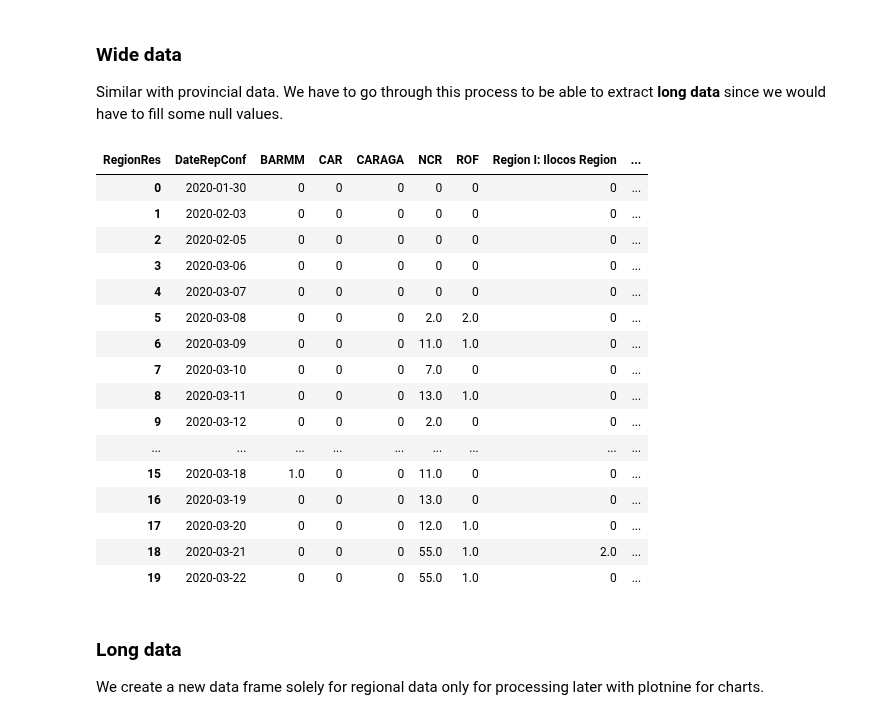
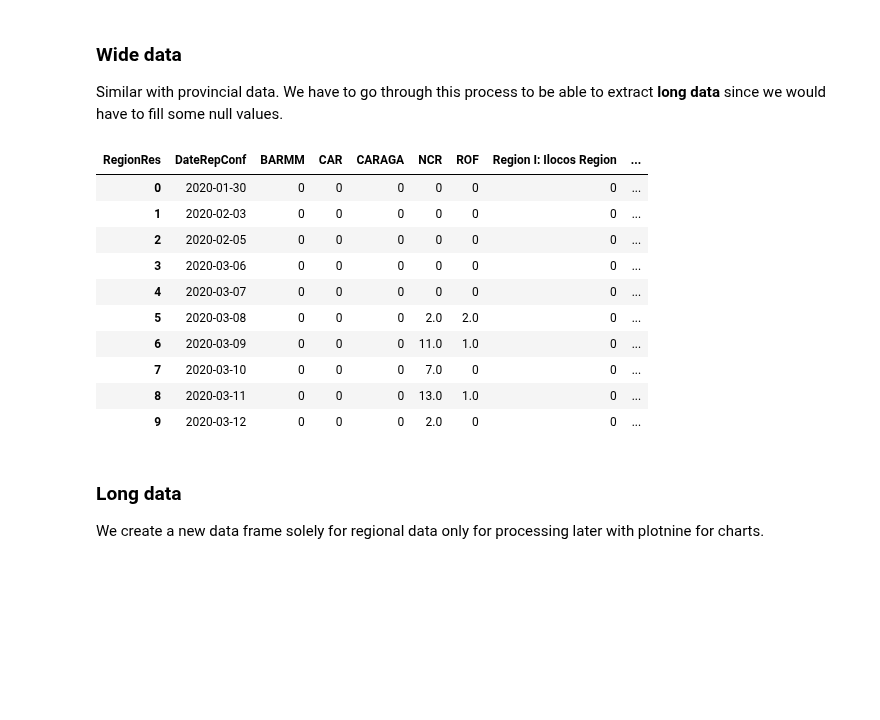
Before and after one commit to pmagtulis/covid-ph, a Jupyter notebook: covid-philippines.ipynb, the cells around one changed output. Saved outputs shown, nothing was run; the diff lists cells and outputs as text; code cells hidden in the pictures; blank space fills up the shorter version.

```diff
--- a/covid-philippines.ipynb
+++ b/covid-philippines.ipynb
@@ -436,25 +407,19 @@ df_prov2
 Similar with provincial data. We have to go through this process to be able to extract **long data** since we would have to fill some null values.
 # %%
 df_reg = df.pivot_table(columns="RegionRes", index='DateRepConf', values='Sex', aggfunc='count', fill_value='0', dropna=False).reset_index()
-df_reg.head(20)
+df_reg.head(10)
 # %% [output]
 | RegionRes | DateRepConf | BARMM | CAR | CARAGA | NCR | ROF | Region I: Ilocos Region | ... |
 | 0 | 2020-01-30 | 0 | 0 | 0 | 0 | 0 | 0 | ... |
 | 1 | 2020-02-03 | 0 | 0 | 0 | 0 | 0 | 0 | ... |
 | 2 | 2020-02-05 | 0 | 0 | 0 | 0 | 0 | 0 | ... |
 | 3 | 2020-03-06 | 0 | 0 | 0 | 0 | 0 | 0 | ... |
 | 4 | 2020-03-07 | 0 | 0 | 0 | 0 | 0 | 0 | ... |
 | 5 | 2020-03-08 | 0 | 0 | 0 | 2.0 | 2.0 | 0 | ... |
 | 6 | 2020-03-09 | 0 | 0 | 0 | 11.0 | 1.0 | 0 | ... |
 | 7 | 2020-03-10 | 0 | 0 | 0 | 7.0 | 0 | 0 | ... |
 | 8 | 2020-03-11 | 0 | 0 | 0 | 13.0 | 1.0 | 0 | ... |
 | 9 | 2020-03-12 | 0 | 0 | 0 | 2.0 | 0 | 0 | ... |
-| ... | ... | ... | ... | ... | ... | ... | ... | ... |
-| 15 | 2020-03-18 | 1.0 | 0 | 0 | 11.0 | 0 | 0 | ... |
-| 16 | 2020-03-19 | 0 | 0 | 0 | 13.0 | 0 | 0 | ... |
-| 17 | 2020-03-20 | 0 | 0 | 0 | 12.0 | 1.0 | 0 | ... |
-| 18 | 2020-03-21 | 0 | 0 | 0 | 55.0 | 1.0 | 2.0 | ... |
-| 19 | 2020-03-22 | 0 | 0 | 0 | 55.0 | 1.0 | 0 | ... |
 # %% [markdown]
 ### Long data
 
```
Also changed, not shown: parts of 22 cells of this notebook.
